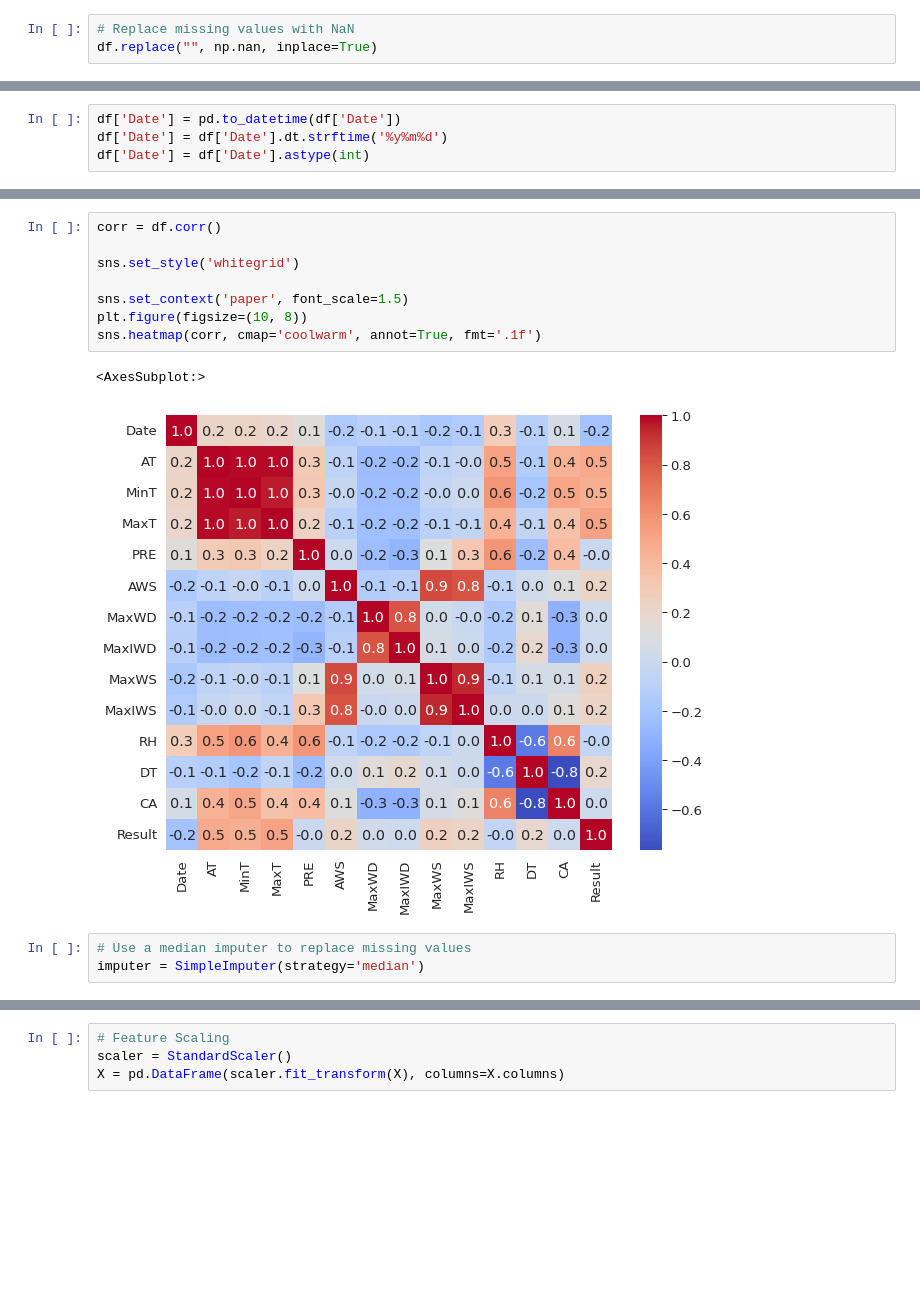
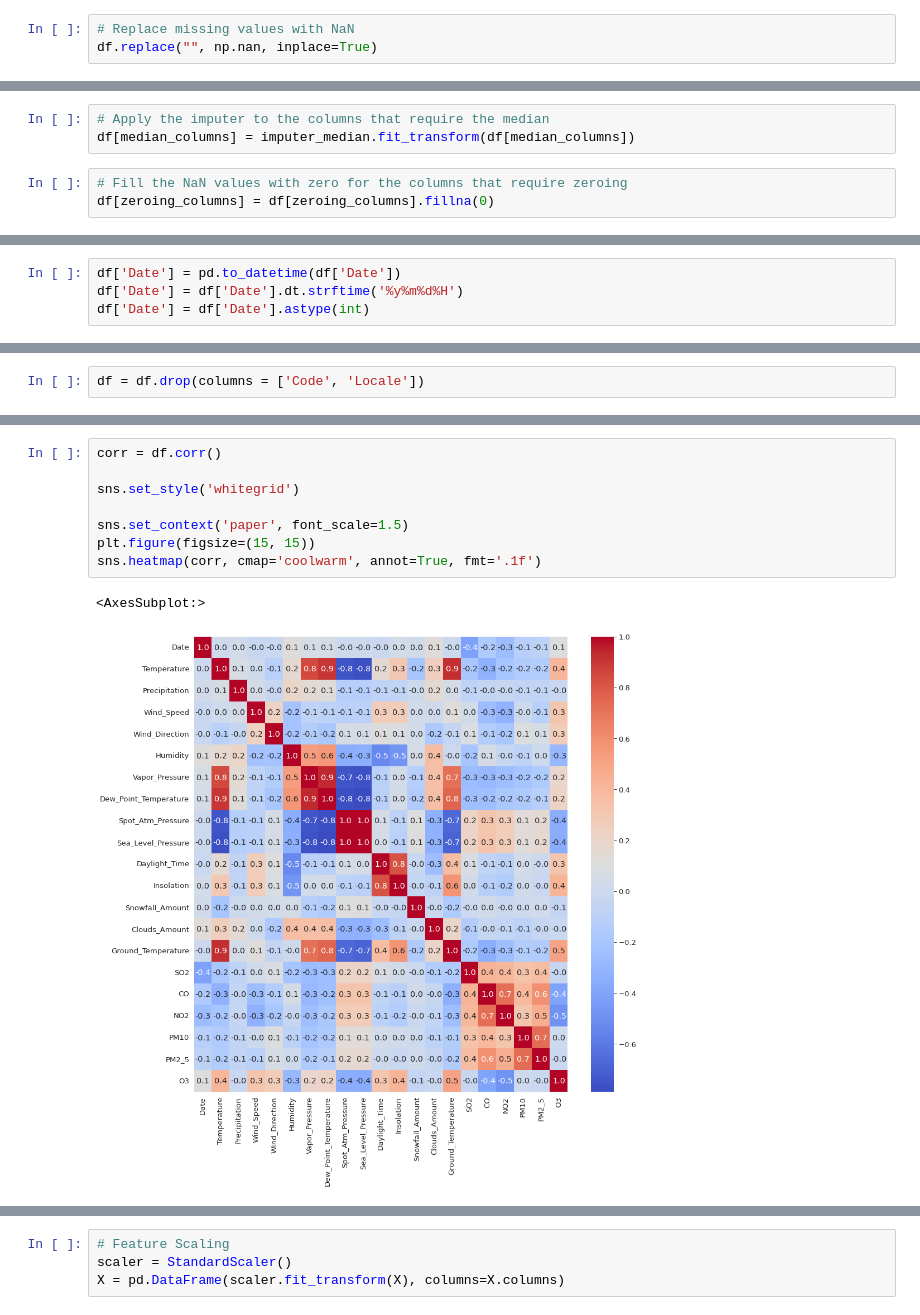
Before and after one commit to keejuneman/ozone-forecasting-korea, a Jupyter notebook: ozone-forecasting-korea/SVM.ipynb, the cells around one changed output, grey strips where cells are left out. Drawn from its saved outputs; the diff is of its cells as text; blank space fills up the shorter version.

```diff
--- a/ozone-forecasting-korea/SVM.ipynb
+++ b/ozone-forecasting-korea/SVM.ipynb
@@ -71,0 +88,6 @@ df[df['DT'].isnull()]
+# %%
+# Apply the imputer to the columns that require the median
+df[median_columns] = imputer_median.fit_transform(df[median_columns])
+# %%
+# Fill the NaN values with zero for the columns that require zeroing
+df[zeroing_columns] = df[zeroing_columns].fillna(0)
@@ -72,4 +115,4 @@ df[df['DT'].isnull()]
 # %%
 df['Date'] = pd.to_datetime(df['Date'])
-df['Date'] = df['Date'].dt.strftime('%y%m%d')
+df['Date'] = df['Date'].dt.strftime('%y%m%d%H')
 df['Date'] = df['Date'].astype(int)
@@ -108,0 +119,2 @@ features = [
+# %%
+df = df.drop(columns = ['Code', 'Locale'])
@@ -109,16 +193,13 @@ features = [
 # %%
 corr = df.corr()
 
 sns.set_style('whitegrid')
 
 sns.set_context('paper', font_scale=1.5)
-plt.figure(figsize=(10, 8))
+plt.figure(figsize=(15, 15))
 sns.heatmap(corr, cmap='coolwarm', annot=True, fmt='.1f')
 # %% [output]
 <AxesSubplot:>
-[figure, old version]
+[figure, new version]
-# %%
-# Use a median imputer to replace missing values
-imputer = SimpleImputer(strategy='median')
 # %%
 # Specify the target variable
```
Also changed, not shown: parts of 31 cells of this notebook, 31 other files.
